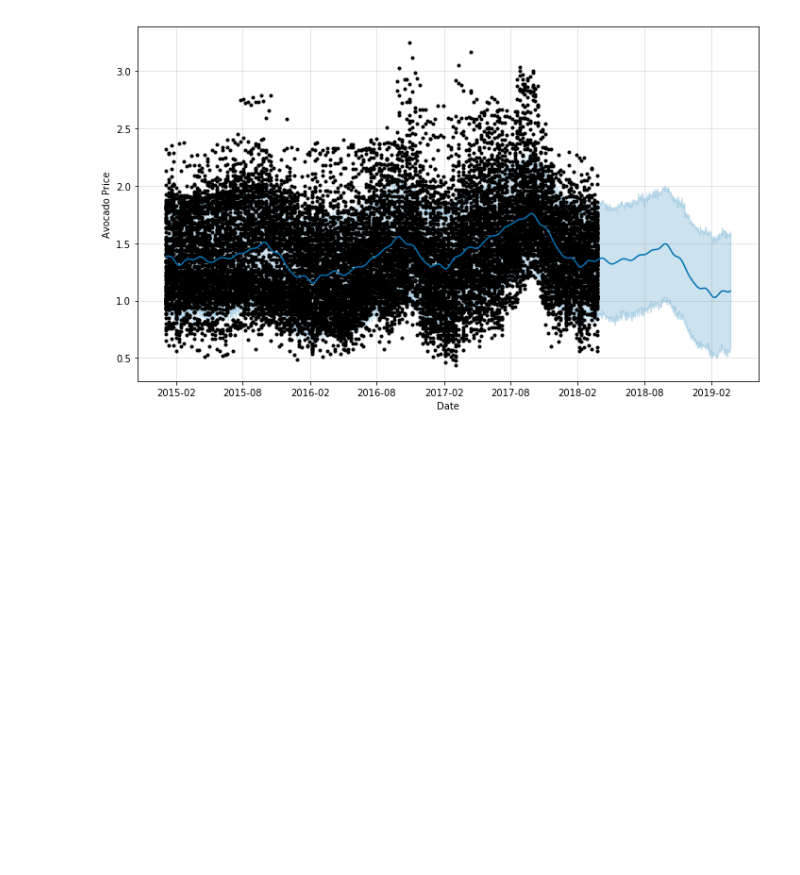
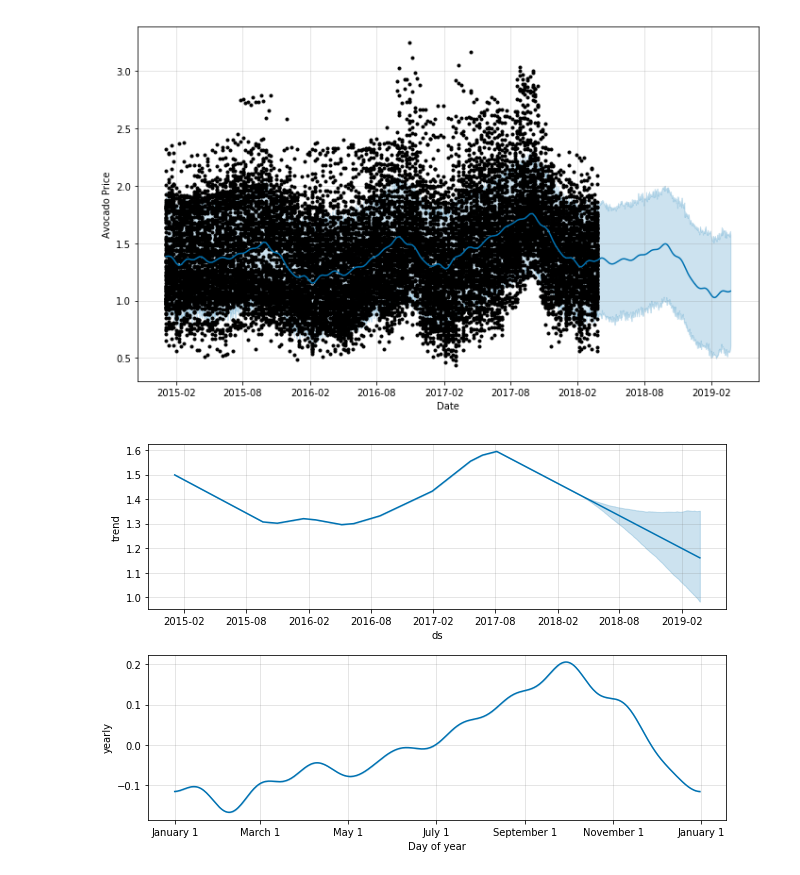
Before and after one commit to sagecodes/avocado-forecasting-fbprophet, a Jupyter notebook: Avocado-Forecast.ipynb, the cells around one changed output. Drawn from its saved outputs; the diff is of its cells as text; code cells hidden in the pictures; blank space fills up the shorter version.

```diff
--- a/Avocado-Forecast.ipynb
+++ b/Avocado-Forecast.ipynb
@@ -173,3 +173,7 @@ forecast
 figure = m.plot(forecast, xlabel = 'Date', ylabel = 'Avocado Price')
 # %% [output]
 [figure]
+# %%
+figure = m.plot_components(forecast)
+# %% [output]
+[figure, added]
```
Also changed, not shown: parts of 17 cells of this notebook.
